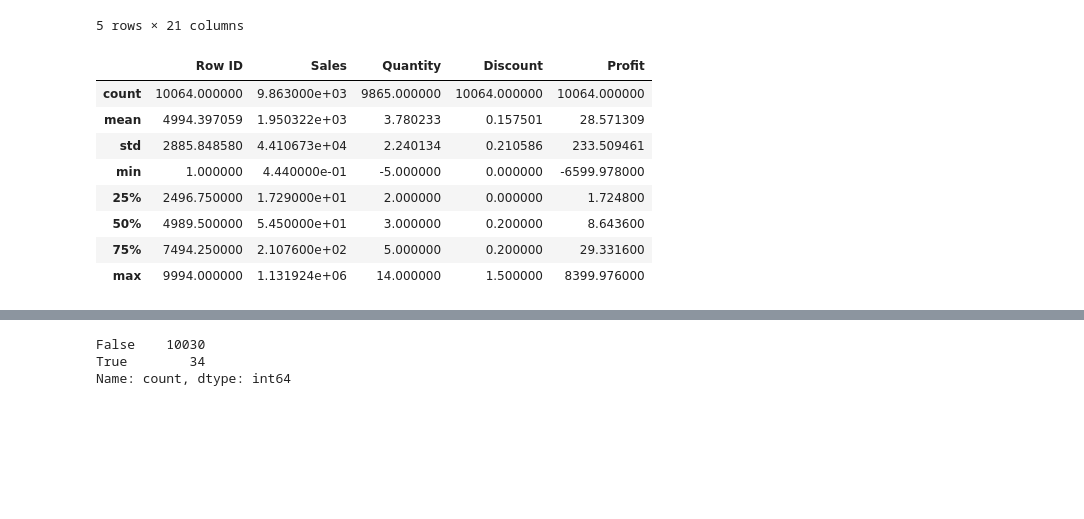
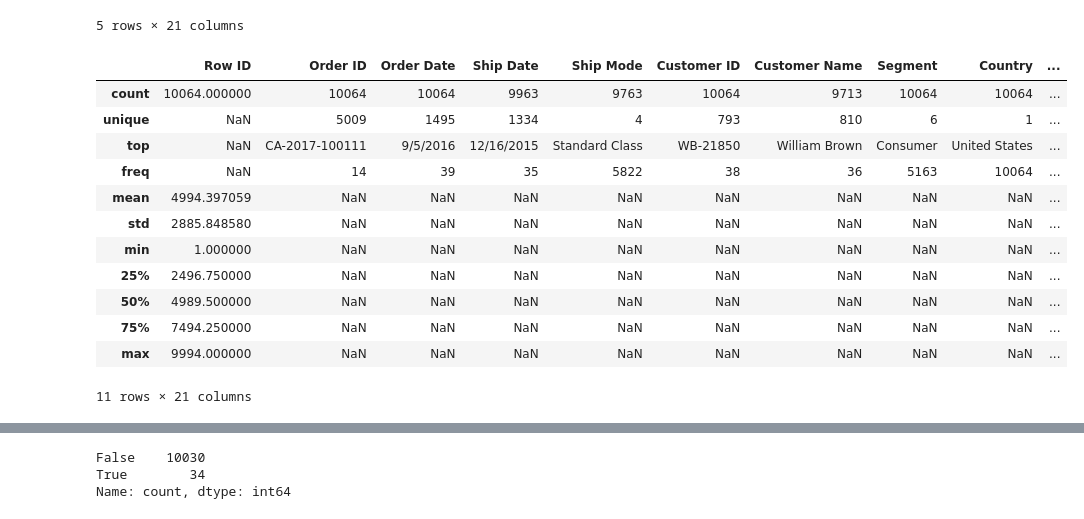
Before and after one commit to NohailaAitHammad/BRIF1_DataStore360, a Jupyter notebook: nootbooks/exploring.ipynb, the cells around one changed output, grey strips where cells are left out. Saved outputs shown, nothing was run; the diff lists cells and outputs as text; code cells hidden in the pictures; blank space fills up the shorter version.

```diff
--- a/nootbooks/exploring.ipynb
+++ b/nootbooks/exploring.ipynb
@@ -79,18 +77,22 @@ df.tail()
 | 10063 | 3998 | CA-2015-105627 | 3/8/2015 | 3/12/2015 | Standard Class | DK-12895 | DANA KAYDOS | Consumer | United States | ... |
 5 rows × 21 columns
 # %%
-df.describe()
+df.describe(include='all')
 #il y a du manque de valeurs pour sales et quatites
 # %% [output]
-|  | Row ID | Sales | Quantity | Discount | Profit |
-| count | 10064.000000 | 9.863000e+03 | 9865.000000 | 10064.000000 | 10064.000000 |
-| mean | 4994.397059 | 1.950322e+03 | 3.780233 | 0.157501 | 28.571309 |
-| std | 2885.848580 | 4.410673e+04 | 2.240134 | 0.210586 | 233.509461 |
-| min | 1.000000 | 4.440000e-01 | -5.000000 | 0.000000 | -6599.978000 |
-| 25% | 2496.750000 | 1.729000e+01 | 2.000000 | 0.000000 | 1.724800 |
-| 50% | 4989.500000 | 5.450000e+01 | 3.000000 | 0.200000 | 8.643600 |
-| 75% | 7494.250000 | 2.107600e+02 | 5.000000 | 0.200000 | 29.331600 |
-| max | 9994.000000 | 1.131924e+06 | 14.000000 | 1.500000 | 8399.976000 |
+|  | Row ID | Order ID | Order Date | Ship Date | Ship Mode | Customer ID | Customer Name | Segment | Country | ... |
+| count | 10064.000000 | 10064 | 10064 | 9963 | 9763 | 10064 | 9713 | 10064 | 10064 | ... |
+| unique | NaN | 5009 | 1495 | 1334 | 4 | 793 | 810 | 6 | 1 | ... |
+| top | NaN | CA-2017-100111 | 9/5/2016 | 12/16/2015 | Standard Class | WB-21850 | William Brown | Consumer | United States | ... |
+| freq | NaN | 14 | 39 | 35 | 5822 | 38 | 36 | 5163 | 10064 | ... |
+| mean | 4994.397059 | NaN | NaN | NaN | NaN | NaN | NaN | NaN | NaN | ... |
+| std | 2885.848580 | NaN | NaN | NaN | NaN | NaN | NaN | NaN | NaN | ... |
+| min | 1.000000 | NaN | NaN | NaN | NaN | NaN | NaN | NaN | NaN | ... |
+| 25% | 2496.750000 | NaN | NaN | NaN | NaN | NaN | NaN | NaN | NaN | ... |
+| 50% | 4989.500000 | NaN | NaN | NaN | NaN | NaN | NaN | NaN | NaN | ... |
+| 75% | 7494.250000 | NaN | NaN | NaN | NaN | NaN | NaN | NaN | NaN | ... |
+| max | 9994.000000 | NaN | NaN | NaN | NaN | NaN | NaN | NaN | NaN | ... |
+11 rows × 21 columns
 # %%
 df['Row ID'].isna().value_counts()
 df['Order ID'].isna().value_counts()
```
Also changed, not shown: parts of 8 cells of this notebook, 3 other files.
